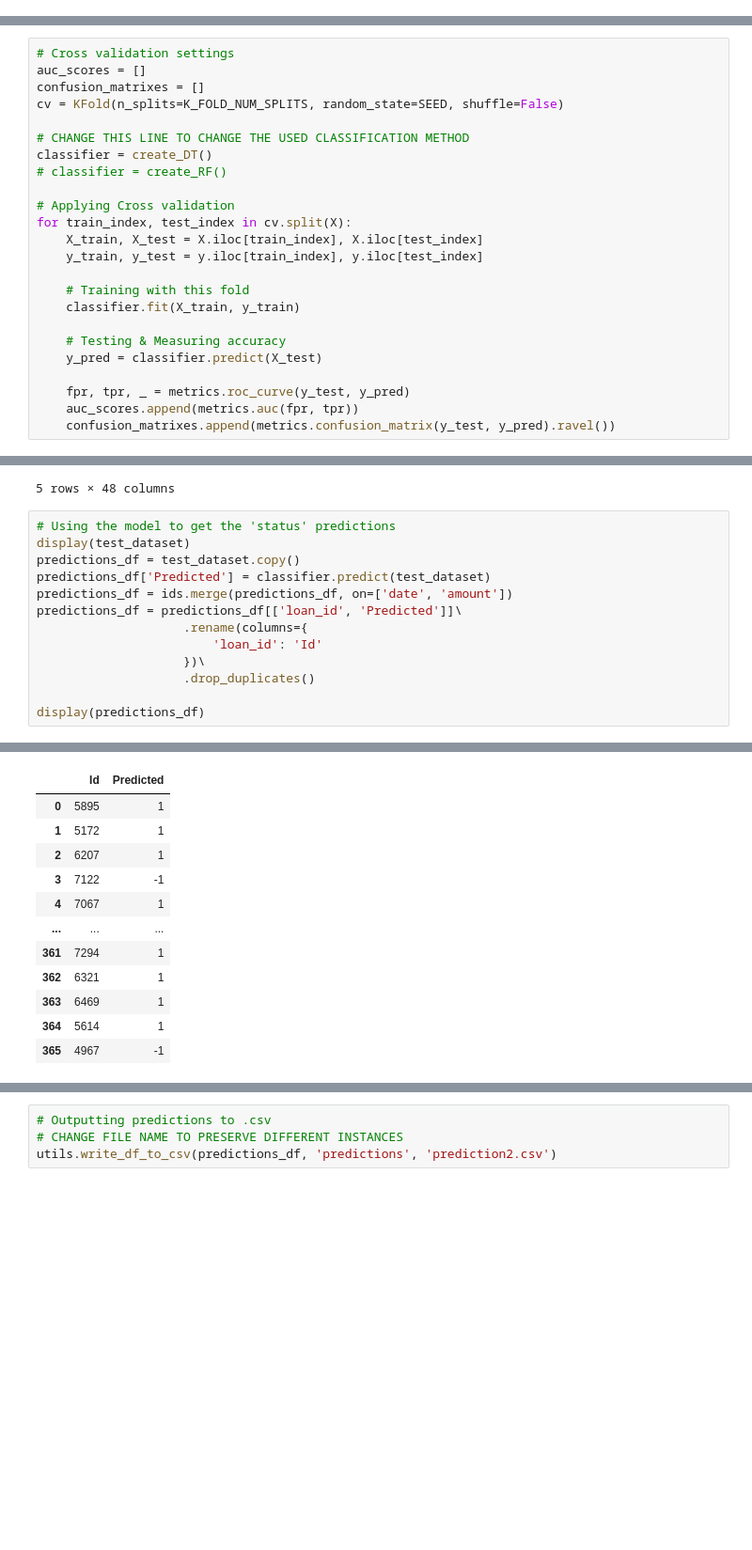
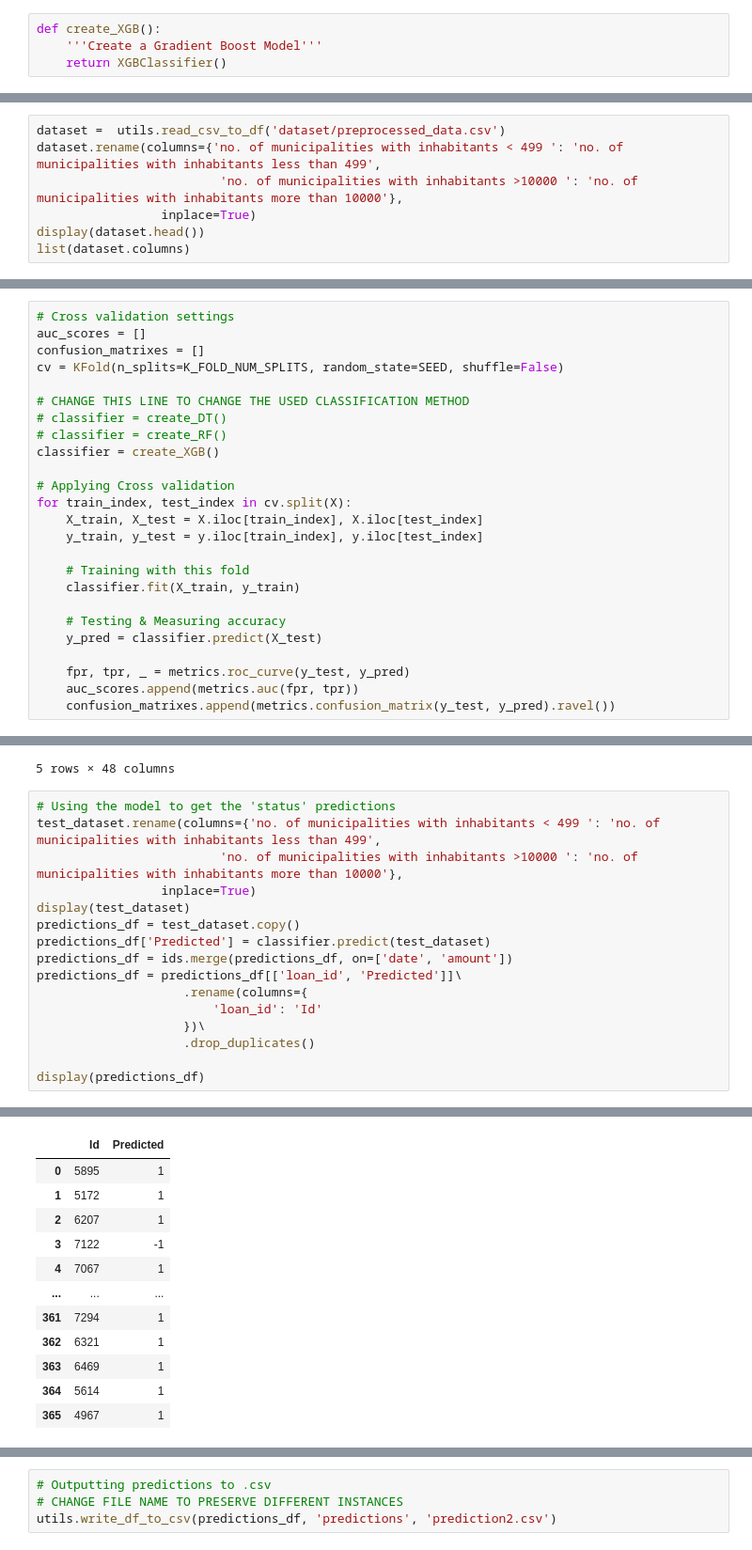
Before and after one commit to bluediberry/ECAC, a Jupyter notebook: prediction.ipynb, the cells around one changed output, grey strips where cells are left out. Shown at 94% size. Cells and saved outputs as stored; diff of their text form; blank space fills up the shorter version.

```diff
--- a/prediction.ipynb
+++ b/prediction.ipynb
@@ -59,2 +64,6 @@ def create_RF():
+# %%
+def create_XGB():
+    '''Create a Gradient Boost Model'''
+    return XGBClassifier()
 # %% [markdown]
 # Prediction
@@ -71,0 +70,7 @@ display(dataset.head())
+# %%
+dataset =  utils.read_csv_to_df('dataset/preprocessed_data.csv')
+dataset.rename(columns={'no. of municipalities with inhabitants < 499 ': 'no. of municipalities with inhabitants less than 499',
+                         'no. of municipalities with inhabitants >10000 ': 'no. of municipalities with inhabitants more than 10000'},
+                 inplace=True)
+display(dataset.head())
+list(dataset.columns)
@@ -85,8 +115,9 @@ confusion_matrixes = []
 cv = KFold(n_splits=K_FOLD_NUM_SPLITS, random_state=SEED, shuffle=False)
 
 # CHANGE THIS LINE TO CHANGE THE USED CLASSIFICATION METHOD
-classifier = create_DT()
+# classifier = create_DT()
 # classifier = create_RF()
+classifier = create_XGB()
 
 # Applying Cross validation
 for train_index, test_index in cv.split(X):
@@ -157,6 +186,9 @@ display(test_dataset.head())
 5 rows × 48 columns
 # %%
 # Using the model to get the 'status' predictions
+test_dataset.rename(columns={'no. of municipalities with inhabitants < 499 ': 'no. of municipalities with inhabitants less than 499',
+                         'no. of municipalities with inhabitants >10000 ': 'no. of municipalities with inhabitants more than 10000'},
+                 inplace=True)
 display(test_dataset)
 predictions_df = test_dataset.copy()
 predictions_df['Predicted'] = classifier.predict(test_dataset)
@@ -166,34 +198,34 @@ predictions_df = predictions_df[['loan_id', 'Predicted']]\
                         'loan_id': 'Id'
                     })\
                     .drop_duplicates()
 
 display(predictions_df)
 # %% [output]
 |  | date | amount | duration | payments | account_creation_date | frequency_MI | frequency_WI | balance_mean | ... |
 | 0 | 0.000000 | 93960 | 60 | 1566 | 0.176892 | 1 | 0 | 54520.202247 | ... |
 | 1 | 0.664773 | 50976 | 36 | 1416 | 0.610429 | 1 | 0 | 28050.299187 | ... |
 | 2 | 0.761364 | 184620 | 60 | 3077 | 0.567485 | 1 | 0 | 34785.534513 | ... |
 | 3 | 0.001420 | 260640 | 36 | 7240 | 0.139059 | 1 | 0 | 31518.182051 | ... |
 | 4 | 0.529830 | 136368 | 24 | 5682 | 0.754601 | 1 | 0 | 60593.840678 | ... |
 | ... | ... | ... | ... | ... | ... | ... | ... | ... | ... |
 | 349 | 0.897727 | 39168 | 24 | 1632 | 0.930470 | 1 | 0 | 55438.851852 | ... |
 | 350 | 0.913352 | 38496 | 12 | 3208 | 0.897751 | 1 | 0 | 42732.336111 | ... |
 | 351 | 0.970170 | 99744 | 24 | 4156 | 0.802658 | 0 | 1 | 40126.968627 | ... |
 | 352 | 0.889205 | 253560 | 60 | 4226 | 0.619632 | 1 | 0 | 39822.711111 | ... |
 | 353 | 0.921875 | 318480 | 60 | 5308 | 0.871166 | 1 | 0 | 39953.970690 | ... |
 354 rows × 48 columns
 |  | Id | Predicted |
 | 0 | 5895 | 1 |
 | 1 | 5172 | 1 |
 | 2 | 6207 | 1 |
 | 3 | 7122 | -1 |
 | 4 | 7067 | 1 |
 | ... | ... | ... |
 | 361 | 7294 | 1 |
 | 362 | 6321 | 1 |
 | 363 | 6469 | 1 |
 | 364 | 5614 | 1 |
-| 365 | 4967 | -1 |
+| 365 | 4967 | 1 |
 354 rows × 2 columns
 # %%
 # Outputting predictions to .csv
```
Also changed, not shown: parts of 6 cells of this notebook, 1 other file.
